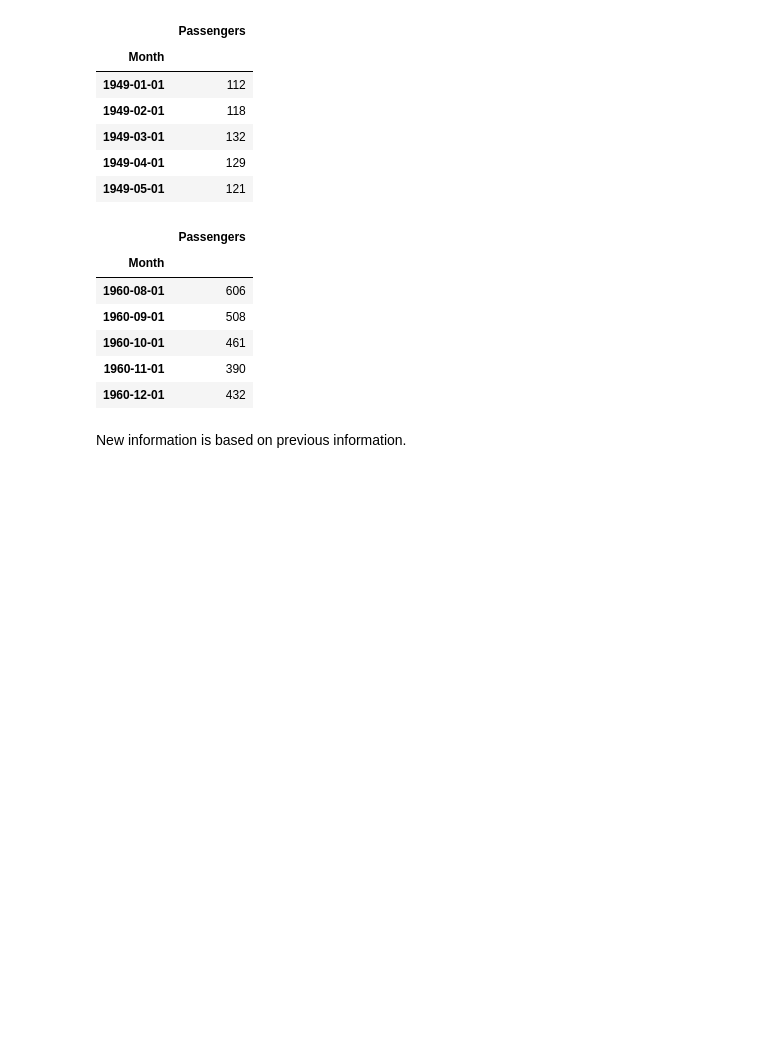
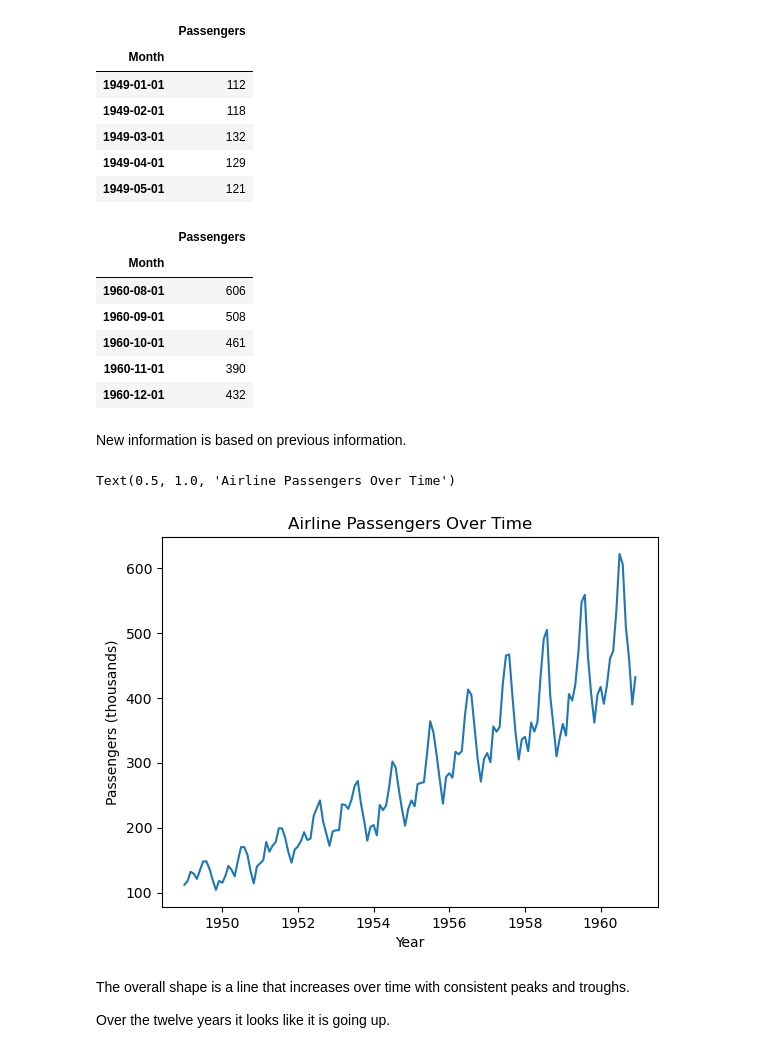
Before and after one commit to BrianFri/Time_Series, a Jupyter notebook: Time_Series.ipynb, the cells around one changed output. Saved outputs shown, nothing was run; the diff lists cells and outputs as text; code cells hidden in the pictures; blank space fills up the shorter version.

```diff
--- a/Time_Series.ipynb
+++ b/Time_Series.ipynb
@@ -28,3 +28,17 @@ df.tail()
 | 1960-12-01 | 432 |
 # %% [markdown]
 New information is based on previous information.
+# %%
+import matplotlib.pyplot as plt
+
+plt.plot(df.index, df['Passengers'])
+plt.xlabel('Year')
+plt.ylabel('Passengers (thousands)')
+plt.title('Airline Passengers Over Time')
+# %% [output]
+Text(0.5, 1.0, 'Airline Passengers Over Time')
+[figure, added]
+# %% [markdown]
+The overall shape is a line that increases over time with consistent peaks and troughs.
+
+Over the twelve years it looks like it is going up.
```
Also changed, not shown: parts of 5 cells of this notebook.
